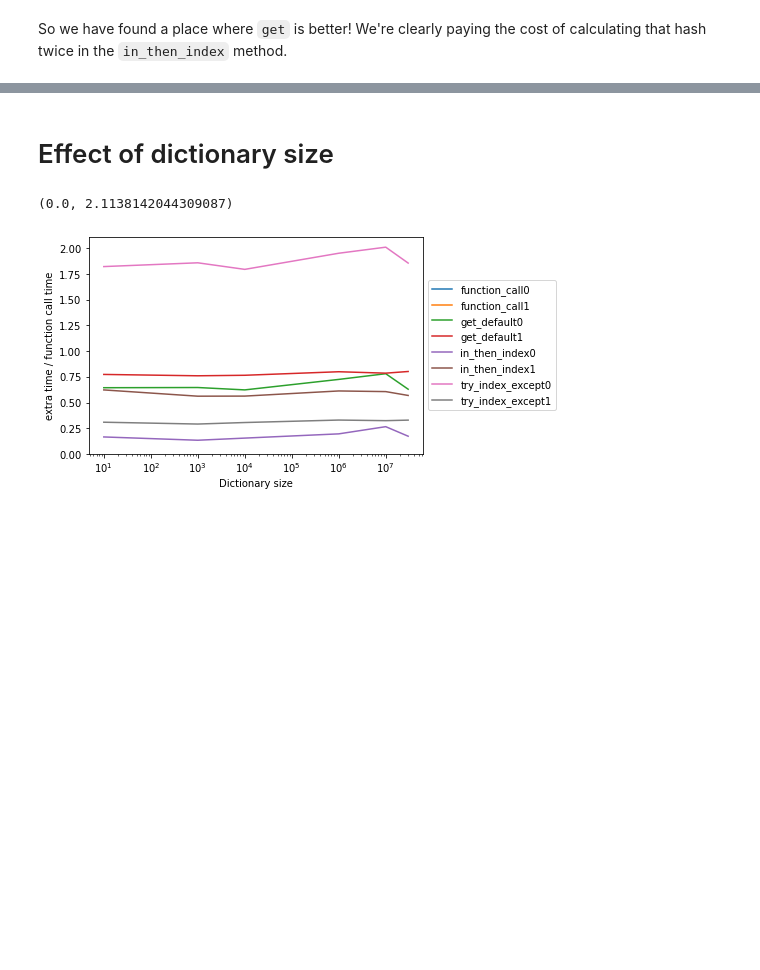
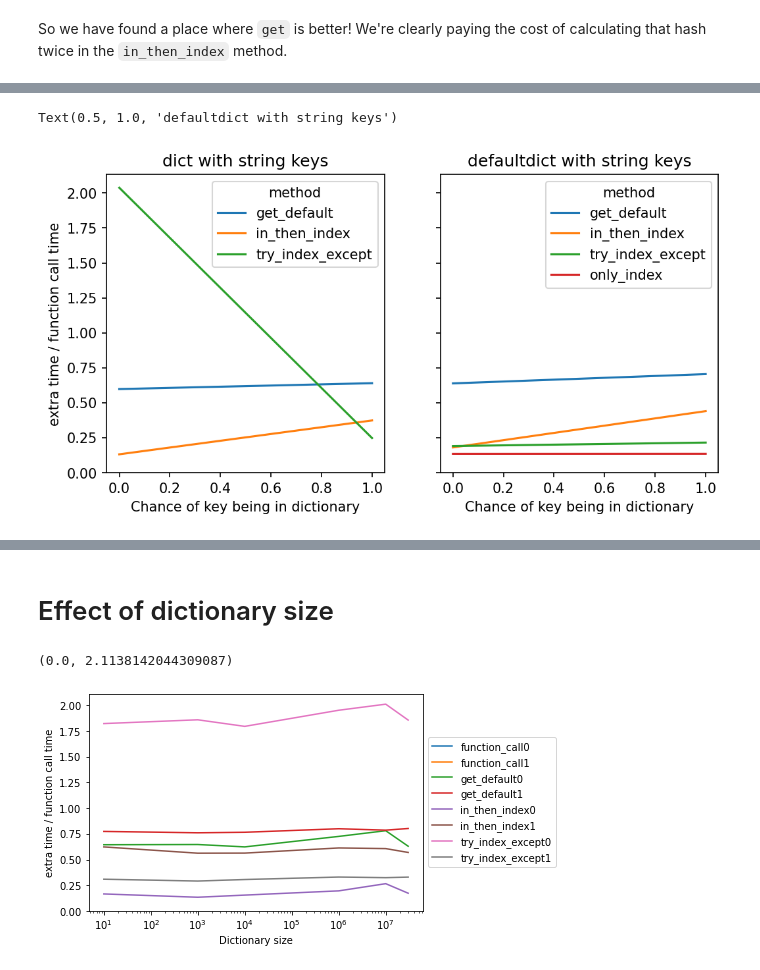
Before and after one commit to alchemyst/performance_comparisons, a Jupyter notebook: Get vs in.ipynb, the cells around one changed output, grey strips where cells are left out. Cells and saved outputs as stored; diff of their text form; code cells hidden in the pictures; blank space fills up the shorter version.

```diff
--- a/Get vs in.ipynb
+++ b/Get vs in.ipynb
@@ -271,0 +289,18 @@ So we have found a place where `get` is better! We're clearly paying the cost of
+# %%
+methods.append('only_index')
+# %%
+defdict = defaultdict(int)
+defdict['known'] = 1
+df_string_default = bench(
+    dictionary=defdict,
+    lookups=(('known', 1), ('unknown', 0)),
+)
+# %%
+fig, (ax1, ax2) = plt.subplots(1, 2, figsize=(8, 4), dpi=150, sharey=True)
+plot_ratio(df_string, ax1)
+ax1.set_title('dict with string keys')
+plot_ratio(df_string_default, ax2, order=methods)
+ax2.set_title('defaultdict with string keys')
+# %% [output]
+Text(0.5, 1.0, 'defaultdict with string keys')
+[figure, added]
```
Also changed, not shown: parts of 24 cells of this notebook.
